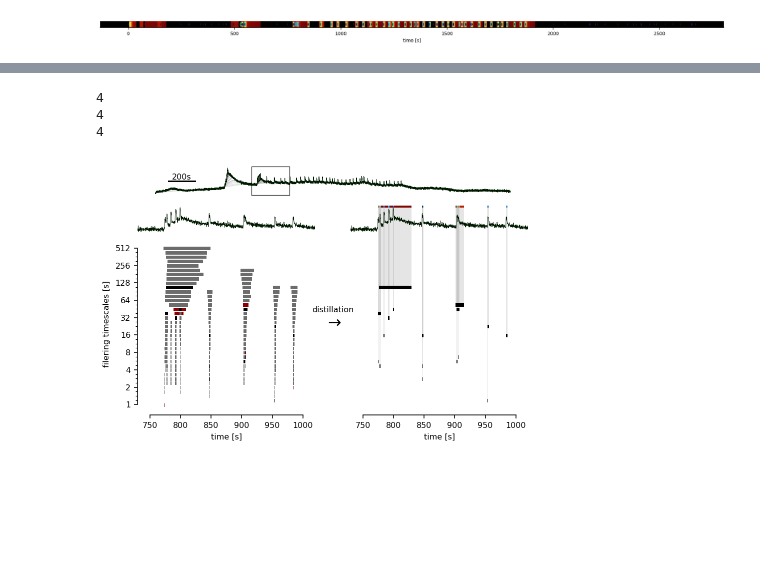
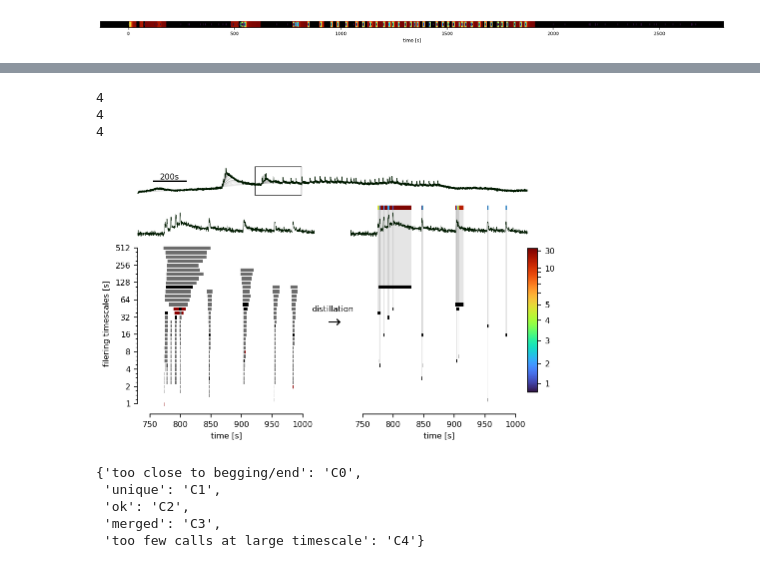
Before and after one commit to szarma/Physio_Ca, a Jupyter notebook: docs/event_distillery_demo.ipynb, the cells around one changed output, grey strips where cells are left out. Drawn from its saved outputs; the diff is of its cells as text; code cells hidden in the pictures; blank space fills up the shorter version.

```diff
--- a/docs/event_distillery_demo.ipynb
+++ b/docs/event_distillery_demo.ipynb
@@ -132,8 +116,6 @@ Name: 4195, dtype: object
 # %%
-# ax = regions.plot_trace(roi, figsize=4, cols=["trace"])
 fig, axs = plt.subplots(1,2,figsize=(7,4),)
-
-xl,ddx = (480,1020),100
+# xl,ddx = (480,1020),100
 xl,ddx = (730,1020),50
 plt.subplots_adjust(top=.85)
 # plot_traces(axs[0])
@@ -167,12 +149,12 @@ for ax in axs:
                )
     yl = axx.get_ylim()
     dy = yl[1]-yl[0]
-    axx.set_ylim(yl[0]-3*dy,yl[1]-.2*dy)
+    axx.set_ylim(yl[0]-3*dy,yl[1]-.1*dy)
 ymax = ax.get_ylim()[1]
 for ir,row in myEvents_dist.copy().sort_values("halfwidth",ascending=False).iterrows():
     if row.tend<xl[0]+20: continue
-    row["its"] = ymax
-    islets.EventDistillery.draw_spike(row,ax,)
+    row["its"] = ymax-.5
+    islets.EventDistillery.draw_spike(row,ax,height=3,zorder=10)
 for ax in axs:
     ax.set_xlim(xl)
     timescales = regions.timescales
@@ -197,31 +179,44 @@ ax.text(-.1,.5,"distillation",va="center",rotation=0,transform=ax.transAxes, ha=
 ax.text(-.1,.44,r"$\rightarrow$",va="center",rotation=0,transform=ax.transAxes, ha="center", fontsize=16)
 ax = axs[0]
 ax.text(xl[0]-ddx,len(timescales)/2, "filering timescales [s]", va="center", ha="center", rotation=90)
 
 bbox = axs[0].get_position()
 orig = bbox.get_points()[0]
 width = axs[1].get_position().get_points()[1][0]-orig[0]
 h = bbox.height*.15
 ax = fig.add_axes((orig[0], .99-h, width, h))
 plot_traces(ax)
 # for sp in ax.spines:
 #     ax.spines[sp].set_visible(True)
 ax.patch.set_alpha(0)
+ax.set_xlim(0,regions.time[-1]*.9)
 yl = ax.get_ylim()
 ax.plot(
     [xl[0],xl[1],xl[1],xl[0],xl[0]],
     [yl[0],yl[0],yl[1],yl[1],yl[0]],
     color=plt.cm.Greys(.9),
     lw=.6,
 )
 xx = [100,300]
 yy = np.mean(yl)
 ax.plot(xx,[yy]*2,color="k")
 ax.text(np.mean(xx),yy,"%is"%int(xx[1]-xx[0]),ha="center", va="bottom")
+
+
+
+axx = fig.add_axes([1.01,0.,.1,.1])
+im = axx.imshow(np.random.rand(4,4), vmin=0, vmax=1, cmap="turbo")
+cax = fig.add_axes([.9,.2,.02,.5])
+axx.remove()
+cbar = plt.colorbar(im, cax=cax)
+yt = np.array(list(range(1,11))+[30])
+cbar.set_ticks(islets.numeric.hillCurve(yt))
+cbar.set_ticklabels([t if t%10<6 else "" for t in yt])
+
 fig.savefig("figures/evdist_tmp.png", dpi=300)
 fig.savefig("figures/evdist_tmp.pdf")
 # %% [output]
 4
 4
 4
-[figure, old version]
+[figure, new version]
@@ -227,0 +225,8 @@ fig.savefig("figures/evdist_tmp.pdf")
+# %%
+colsceme
+# %% [output]
+{'too close to begging/end': 'C0',
+ 'unique': 'C1',
+ 'ok': 'C2',
+ 'merged': 'C3',
+ 'too few calls at large timescale': 'C4'}
```
Also changed, not shown: parts of 7 cells of this notebook, 2 other files.
